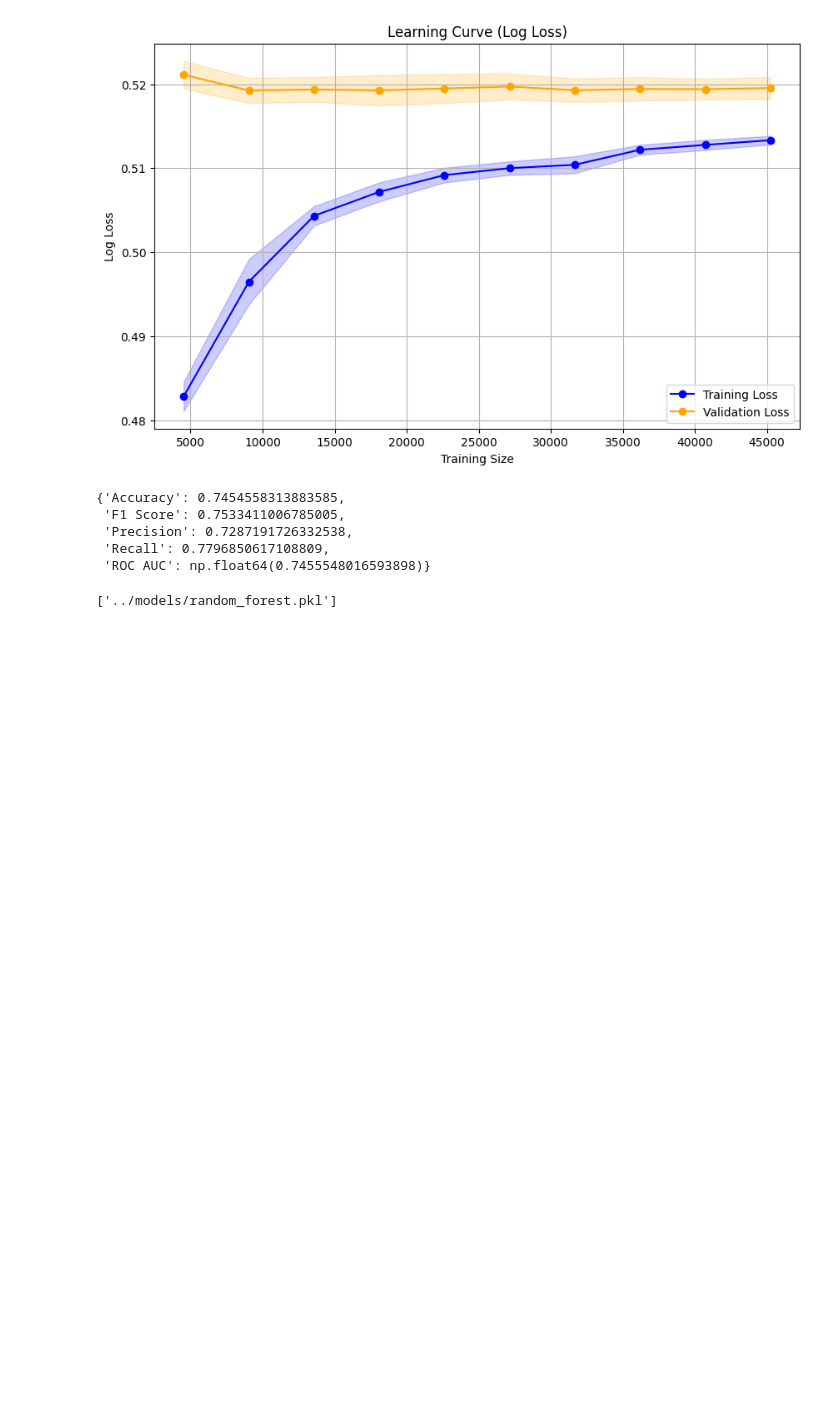
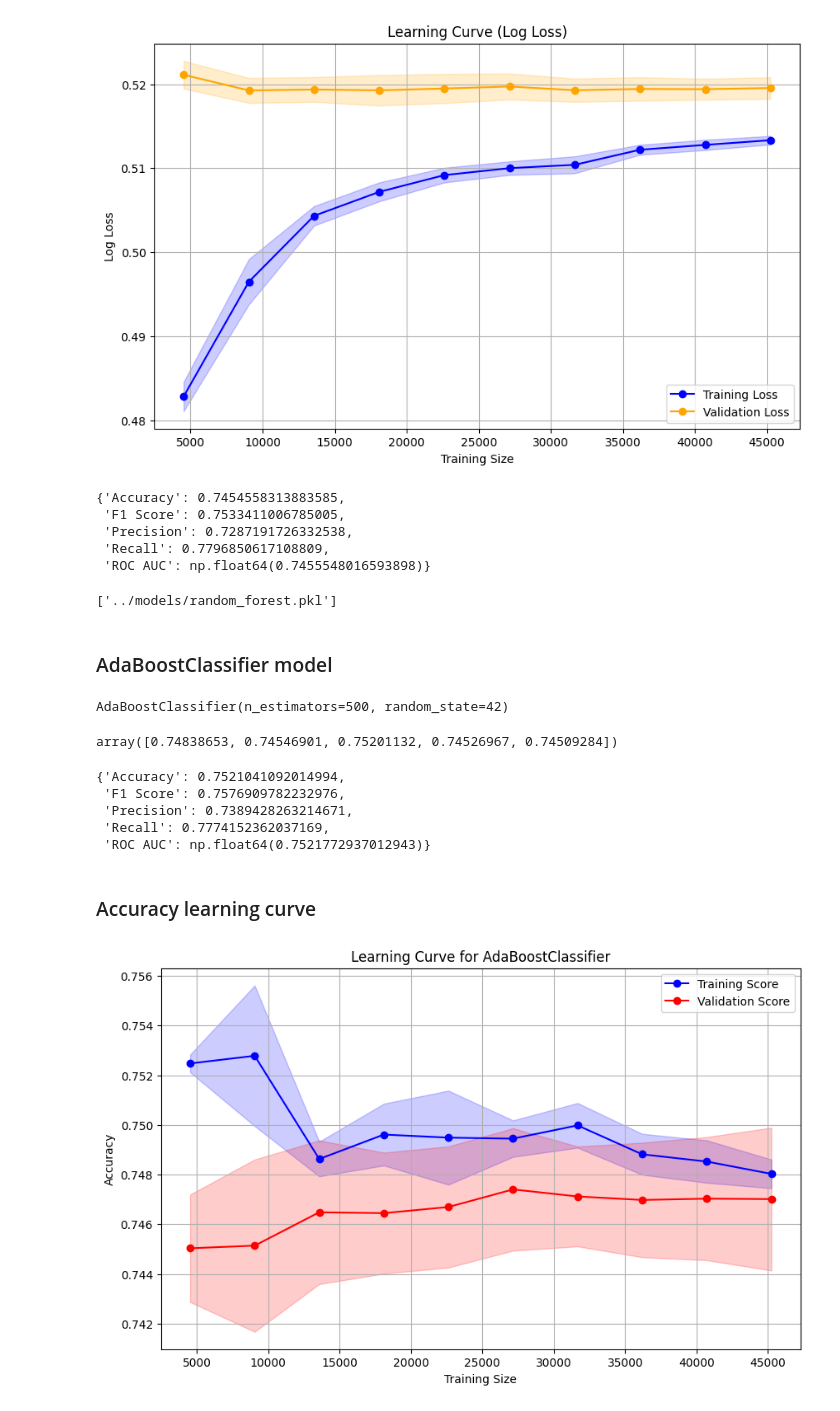
Before and after one commit to amjadAwad95/diabetes-prediction, a Jupyter notebook: src/EDA.ipynb, the cells around one changed output. Cells and saved outputs as stored; diff of their text form; code cells hidden in the pictures; blank space fills up the shorter version.

Commit message:
add a AdaBoostClassifier model

```diff
--- a/src/EDA.ipynb
+++ b/src/EDA.ipynb
@@ -1463,3 +1490,68 @@ import json
 
 with open("../metrics/random_forest.json","w") as f:
     json.dump(random_forest_metrics,f)
+# %% [markdown]
+### AdaBoostClassifier model
+# %%
+from sklearn.ensemble import AdaBoostClassifier
+
+adaboost_model = AdaBoostClassifier(
+    n_estimators=500,
+    learning_rate=1.0,
+    random_state=42
+)
+
+adaboost_model.fit(train_data, train_label)
+# %% [output]
+AdaBoostClassifier(n_estimators=500, random_state=42)
+# %%
+from sklearn.model_selection import cross_val_score
+cross_val=cross_val_score(adaboost_model, train_data, train_label, cv=5)
+cross_val
+# %% [output]
+array([0.74838653, 0.74546901, 0.75201132, 0.74526967, 0.74509284])
+# %%
+prediction=adaboost_model.predict(test_data)
+adaboost_metrics=calculate_metrics(test_label,prediction)
+adaboost_metrics
+# %% [output]
+{'Accuracy': 0.7521041092014994,
+ 'F1 Score': 0.7576909782232976,
+ 'Precision': 0.7389428263214671,
+ 'Recall': 0.7774152362037169,
+ 'ROC AUC': np.float64(0.7521772937012943)}
+# %% [markdown]
+### Accuracy learning curve
+# %%
+from sklearn.model_selection import learning_curve
+
+train_sizes, train_scores, validation_scores = learning_curve(
+    estimator=adaboost_model,
+    X=train_data,
+    y=train_label,
+    cv=5,
+    scoring='accuracy',
+    train_sizes=np.linspace(0.1, 1.0, 10),
+    n_jobs=-1
+)
+
+train_mean = np.mean(train_scores, axis=1)
+train_std = np.std(train_scores, axis=1)
+validation_mean = np.mean(validation_scores, axis=1)
+validation_std = np.std(validation_scores, axis=1)
+
+plt.figure(figsize=(10, 6))
+plt.plot(train_sizes, train_mean, 'o-', color="blue", label="Training Score")
+plt.plot(train_sizes, validation_mean, 'o-', color="red", label="Validation Score")
+
+plt.fill_between(train_sizes, train_mean - train_std, train_mean + train_std, alpha=0.2, color="blue")
+plt.fill_between(train_sizes, validation_mean - validation_std, validation_mean + validation_std, alpha=0.2, color="red")
+
+plt.title("Learning Curve for AdaBoostClassifier")
+plt.xlabel("Training Size")
+plt.ylabel("Accuracy")
+plt.legend(loc="best")
+plt.grid()
+plt.show()
+# %% [output]
+[figure, added]
```
Also changed, not shown: parts of 7 cells of this notebook.
